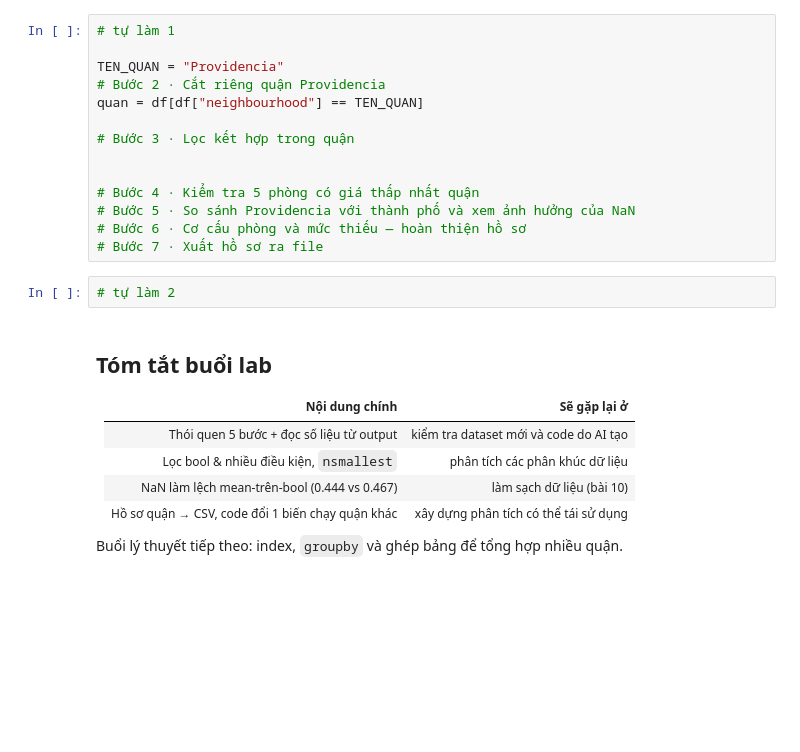
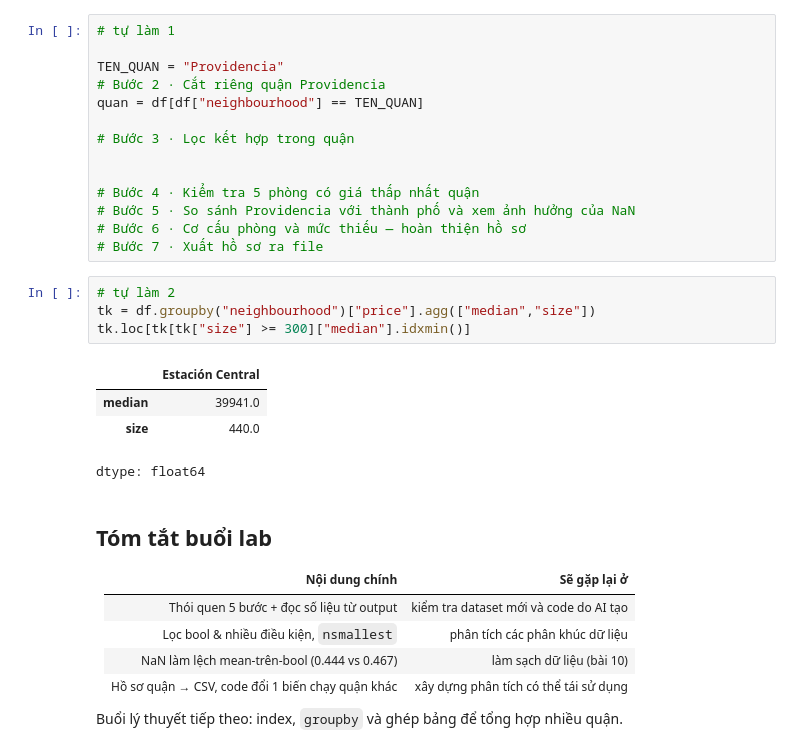
Before and after one commit to yunium2597/programming-for-data-processing, a Jupyter notebook: 2627-1/notebooks/lab-04.ipynb, the cells around one changed output. Drawn from its saved outputs; the diff is of its cells as text; blank space fills up the shorter version.

```diff
--- a/2627-1/notebooks/lab-04.ipynb
+++ b/2627-1/notebooks/lab-04.ipynb
@@ -296,6 +296,13 @@ quan = df[df["neighbourhood"] == TEN_QUAN]
 # Bước 7 · Xuất hồ sơ ra file
 # %%
 # tự làm 2
+tk = df.groupby("neighbourhood")["price"].agg(["median","size"])
+tk.loc[tk[tk["size"] >= 300]["median"].idxmin()]
+# %% [output]
+|  | Estación Central |
+| median | 39941.0 |
+| size | 440.0 |
+dtype: float64
 # %% [markdown]
 ## Tóm tắt buổi lab
 
```
